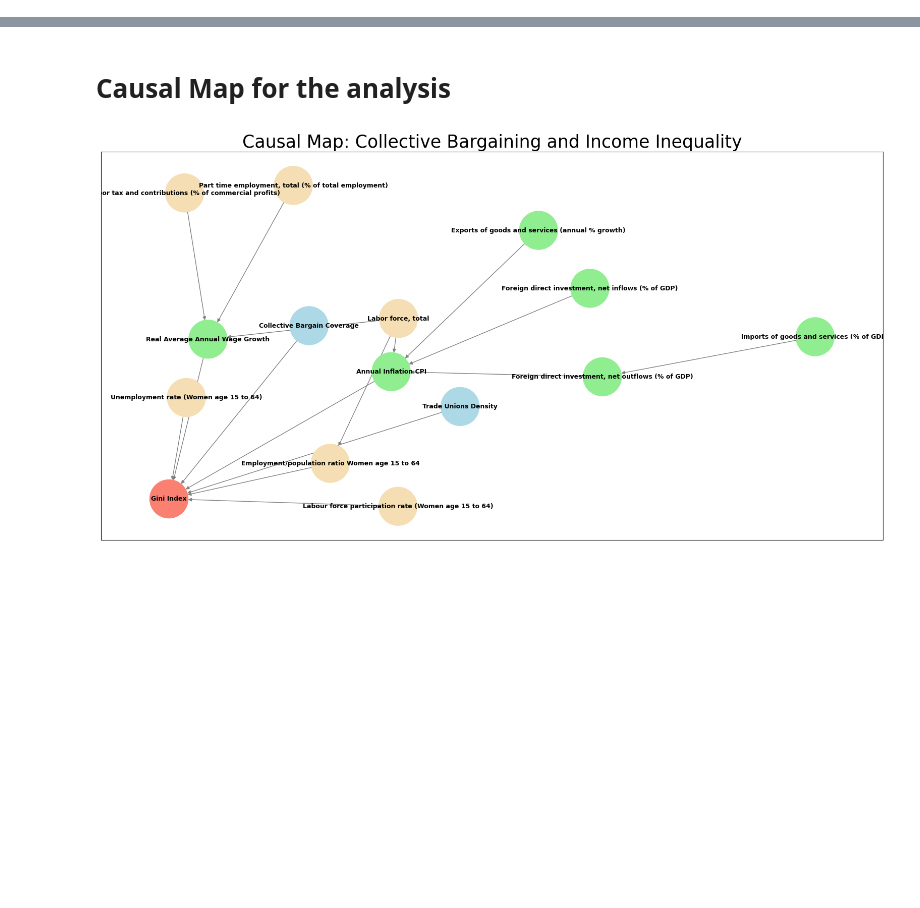
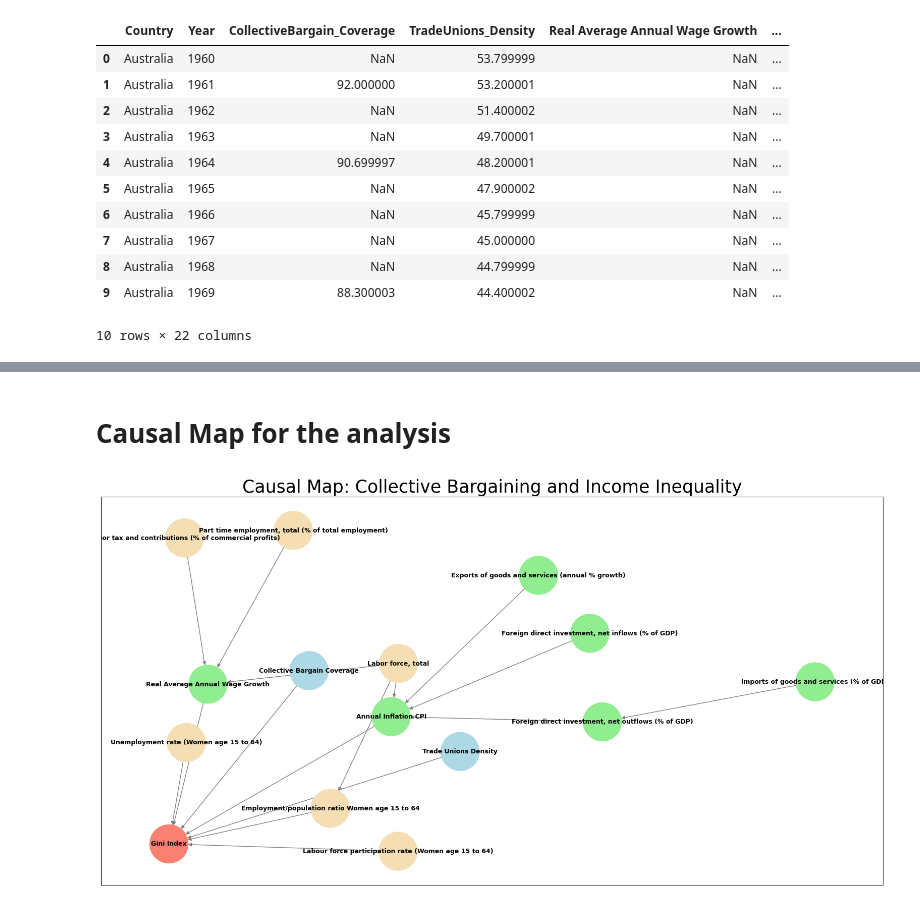
Before and after one commit to Jacopo21/MA_Thesis, a Jupyter notebook: thesis.ipynb, the cells around one changed output, grey strips where cells are left out. Drawn from its saved outputs; the diff is of its cells as text; code cells hidden in the pictures; blank space fills up the shorter version.

```diff
--- a/thesis.ipynb
+++ b/thesis.ipynb
@@ -18,0 +25,16 @@ data.head()
+# %%
+data.replace("..", "NaN", inplace=True)
+data.head(10)
+# %% [output]
+|  | Country | Year | CollectiveBargain_Coverage | TradeUnions_Density | Real Average Annual Wage Growth | ... |
+| 0 | Australia | 1960 | NaN | 53.799999 | NaN | ... |
+| 1 | Australia | 1961 | 92.000000 | 53.200001 | NaN | ... |
+| 2 | Australia | 1962 | NaN | 51.400002 | NaN | ... |
+| 3 | Australia | 1963 | NaN | 49.700001 | NaN | ... |
+| 4 | Australia | 1964 | 90.699997 | 48.200001 | NaN | ... |
+| 5 | Australia | 1965 | NaN | 47.900002 | NaN | ... |
+| 6 | Australia | 1966 | NaN | 45.799999 | NaN | ... |
+| 7 | Australia | 1967 | NaN | 45.000000 | NaN | ... |
+| 8 | Australia | 1968 | NaN | 44.799999 | NaN | ... |
+| 9 | Australia | 1969 | 88.300003 | 44.400002 | NaN | ... |
+10 rows × 22 columns
```
Also changed, not shown: parts of 7 cells of this notebook, 5 other files.
